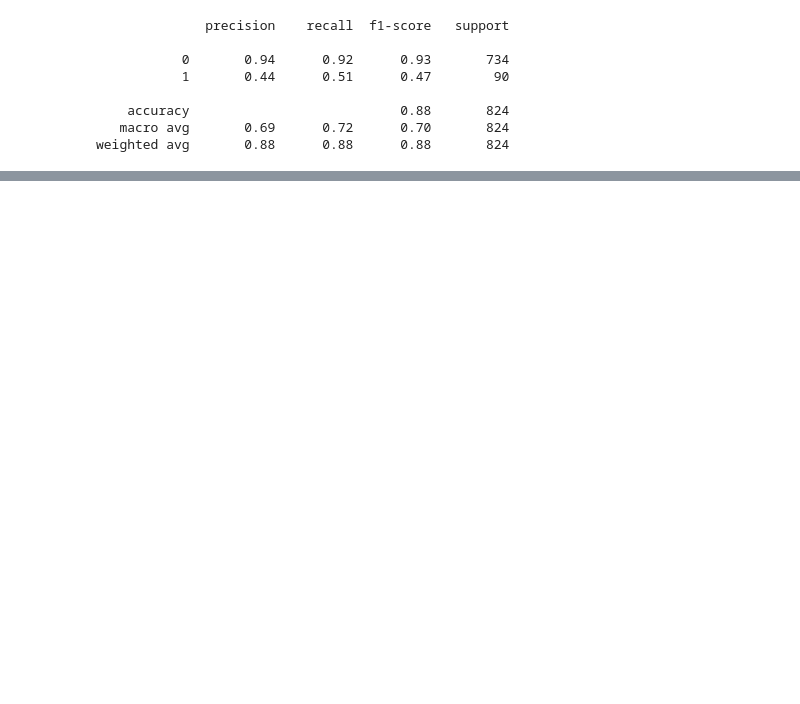
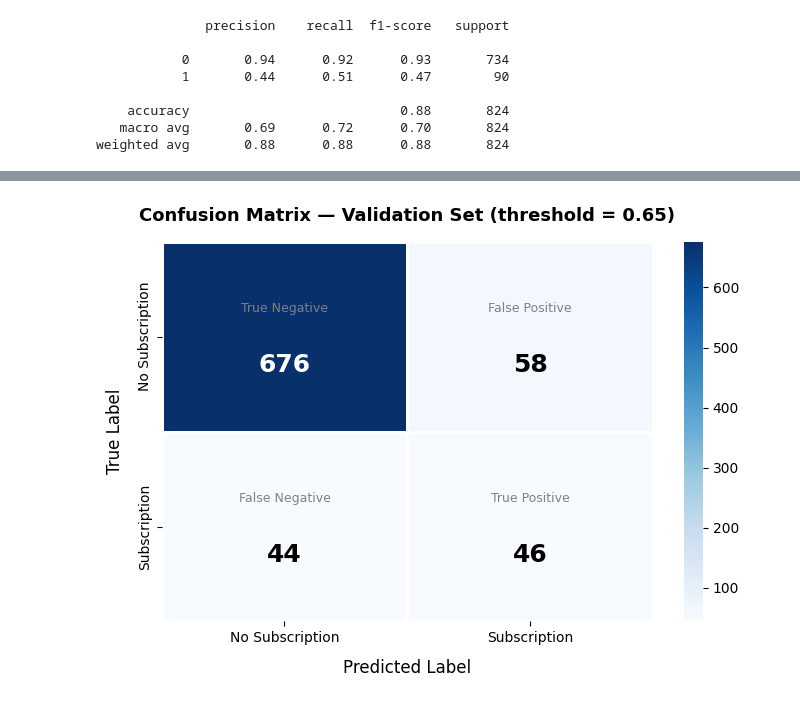
Before and after one commit to oliespineira/ML-fundamentals-2026, a Jupyter notebook: ML-fundamentals-2026.ipynb, the cells around one changed output, grey strips where cells are left out. Cells and saved outputs as stored; diff of their text form; code cells hidden in the pictures; blank space fills up the shorter version.

```diff
--- a/ML-fundamentals-2026.ipynb
+++ b/ML-fundamentals-2026.ipynb
@@ -641,7 +794,2 @@ Feature selection will be performed in three key stages: removal of leakage vati
 
 Boruta was not done in this task because it is computationally disproportionate; L1 regularisation was considered but rejected in favour of explicit selection (L2 regularisation used instead).
-# %%
-#should drop duration here but already dropped before.
-"""X_train = X_train.drop(columns=['duration'])
-X_val   = X_val.drop(columns=['duration'])
-X_test  = X_test.drop(columns=['duration'])"""
@@ -680,7 +828,16 @@ In this case, features with pairwise correlation above 0.85 are identified using
 # %%
 import numpy as np
 
-corr_matrix = X_train.corr().abs()
+# Correlation filtering on numerical columns only
+numerical_for_corr = X_train.select_dtypes(include=[np.number]).columns
+
+# Only consider originally continuous features, not binary OHE columns
+continuous_only = [col for col in numerical_for_corr
+                   if col in ['age', 'campaign', 'pdays', 'previous',
+                              'emp.var.rate', 'cons.price.idx', 'cons.conf.idx',
+                              'euribor3m', 'nr.employed', 'education']]
+
+corr_matrix = X_train[continuous_only].corr().abs()
 upper = corr_matrix.where(np.triu(np.ones(corr_matrix.shape), k=1).astype(bool))
 to_drop = [col for col in upper.columns if any(upper[col] > 0.85)]
 print("Dropped correlated features:", to_drop)
@@ -841,0 +982,28 @@ For the classification threshold, the default 0.5 was adjusted to 0.65 on the va
+# %%
+cm = confusion_matrix(y_val, y_pred_adjusted)
+
+fig, ax = plt.subplots(figsize=(7, 5))
+
+sns.heatmap(cm, annot=False, cmap='Blues', linewidths=2, linecolor='white',
+            xticklabels=['No Subscription', 'Subscription'],
+            yticklabels=['No Subscription', 'Subscription'], ax=ax)
+
+labels = [['True Negative', 'False Positive'],
+          ['False Negative', 'True Positive']]
+
+for i in range(2):
+    for j in range(2):
+        ax.text(j + 0.5, i + 0.35, labels[i][j],
+                ha='center', va='center', fontsize=9, color='gray')
+        ax.text(j + 0.5, i + 0.65, str(cm[i][j]),
+                ha='center', va='center', fontsize=18, fontweight='bold',
+                color='white' if cm[i][j] > cm.max() / 2 else 'black')
+
+ax.set_xlabel('Predicted Label', fontsize=12, labelpad=10)
+ax.set_ylabel('True Label', fontsize=12, labelpad=10)
+ax.set_title('Confusion Matrix — Validation Set (threshold = 0.65)',
+             fontsize=13, fontweight='bold', pad=15)
+plt.tight_layout()
+plt.show()
+# %% [output]
+[figure, added]
```
Also changed, not shown: parts of 53 cells of this notebook.
